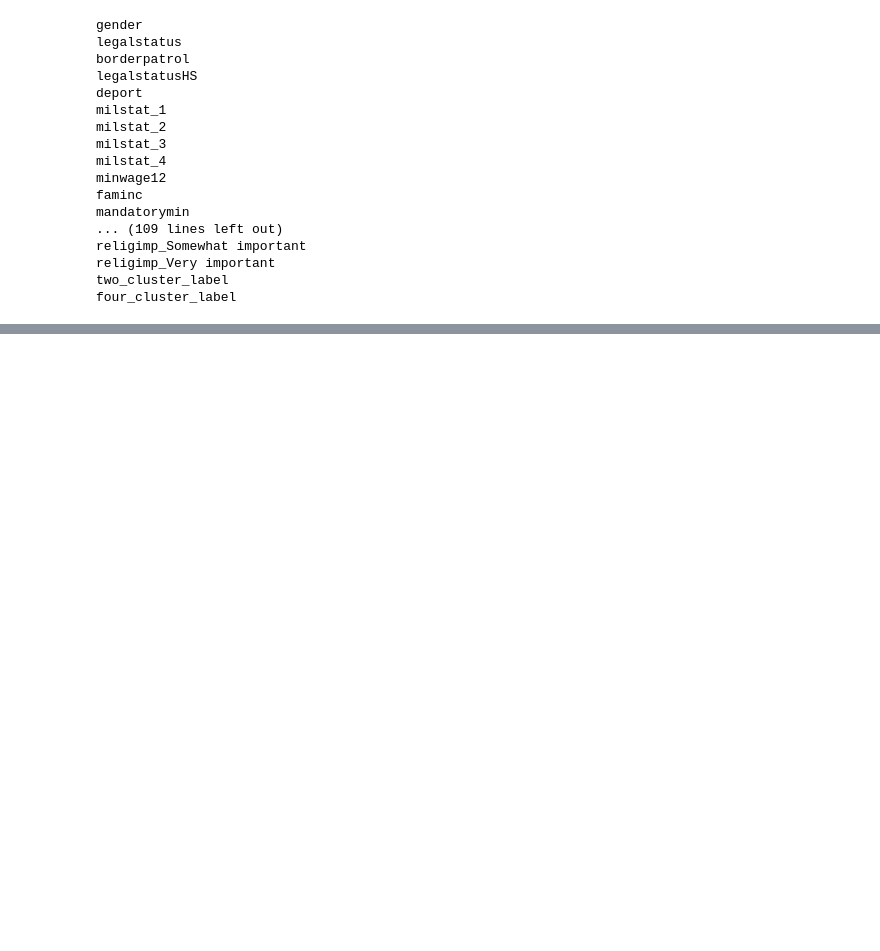
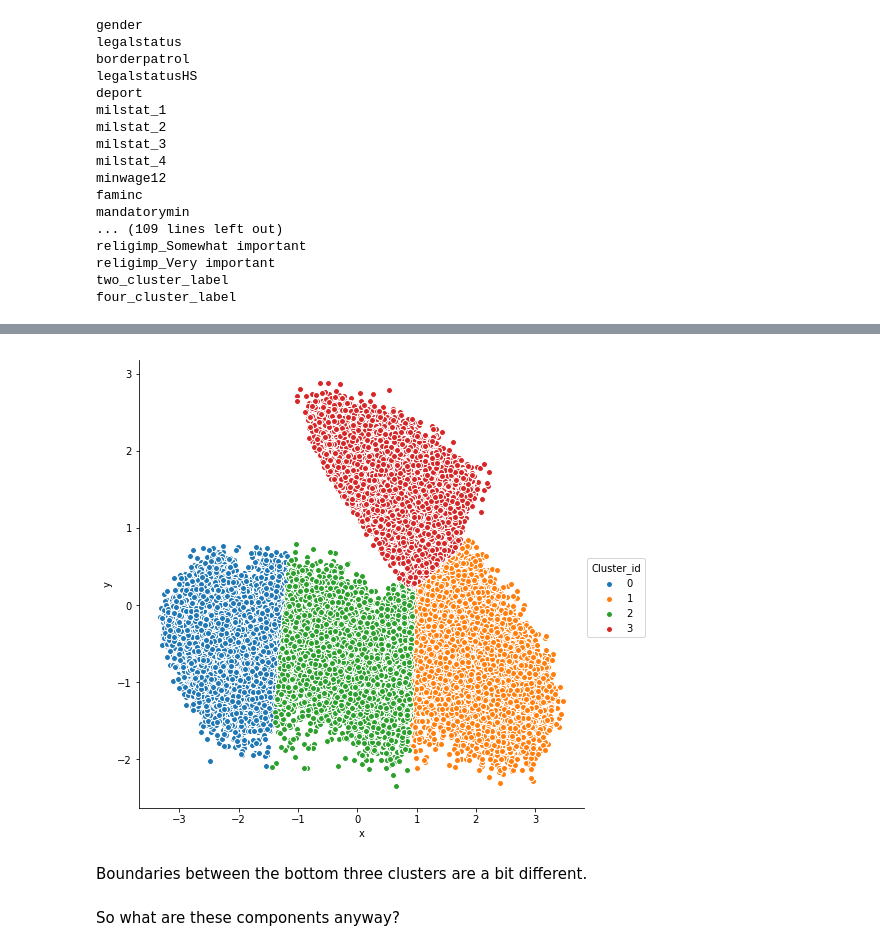
Before and after one commit to joshyou/springboard, a Jupyter notebook: Project 2/Capstone 2 clustering.ipynb, the cells around one changed output, grey strips where cells are left out. Cells and saved outputs as stored; diff of their text form; code cells hidden in the pictures; blank space fills up the shorter version.

```diff
--- a/Project 2/Capstone 2 clustering.ipynb
+++ b/Project 2/Capstone 2 clustering.ipynb
@@ -507,0 +473,11 @@ LOL partisanship is everything apparently.
+# %%
+df_transformed = pd.DataFrame({'Cluster_id':PCA_four.labels_,'x':transformed[:,0],'y':transformed[:,1]})
+# %%
+_ = sns.pairplot(x_vars=["x"], y_vars=["y"], data=df_transformed, hue="Cluster_id", size=7)
+plt.show()
+# %% [output]
+[figure, added]
+# %% [markdown]
+Boundaries between the bottom three clusters are a bit different.
+# %% [markdown]
+So what are these components anyway?
```
Also changed, not shown: parts of 20 cells of this notebook.
